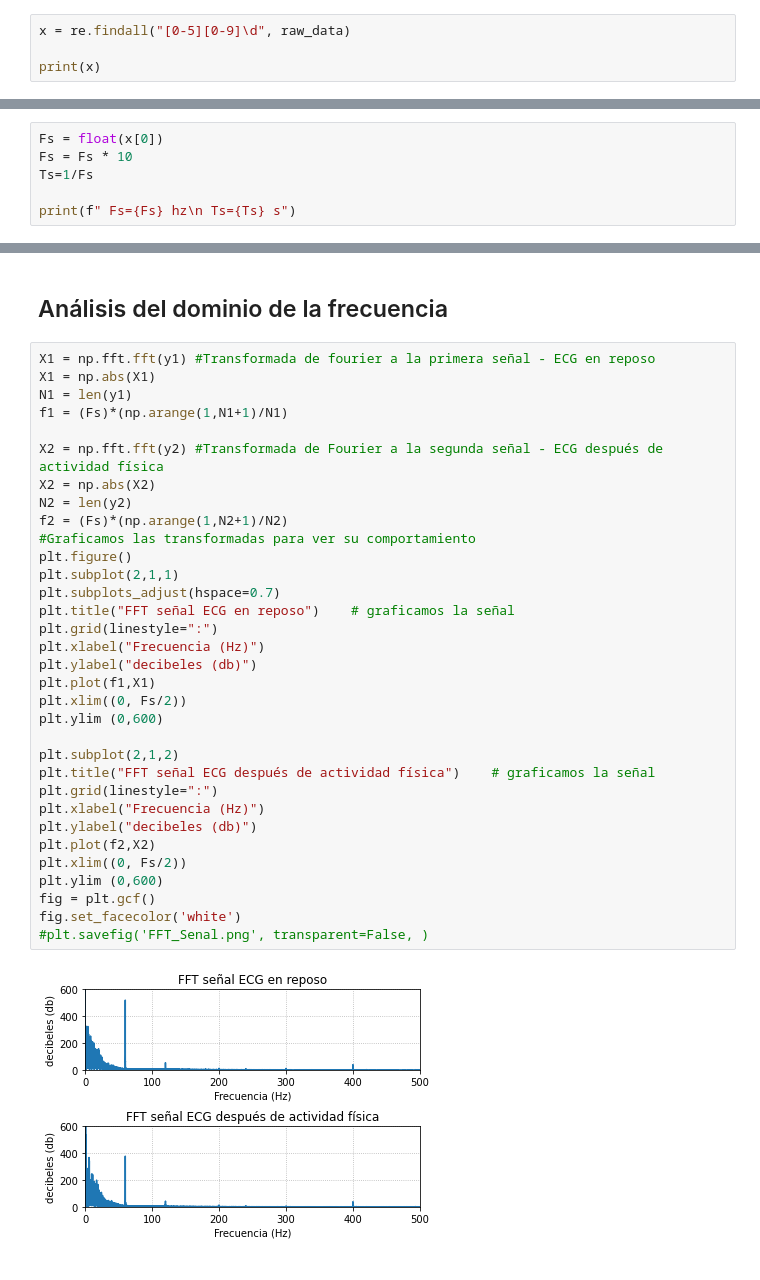
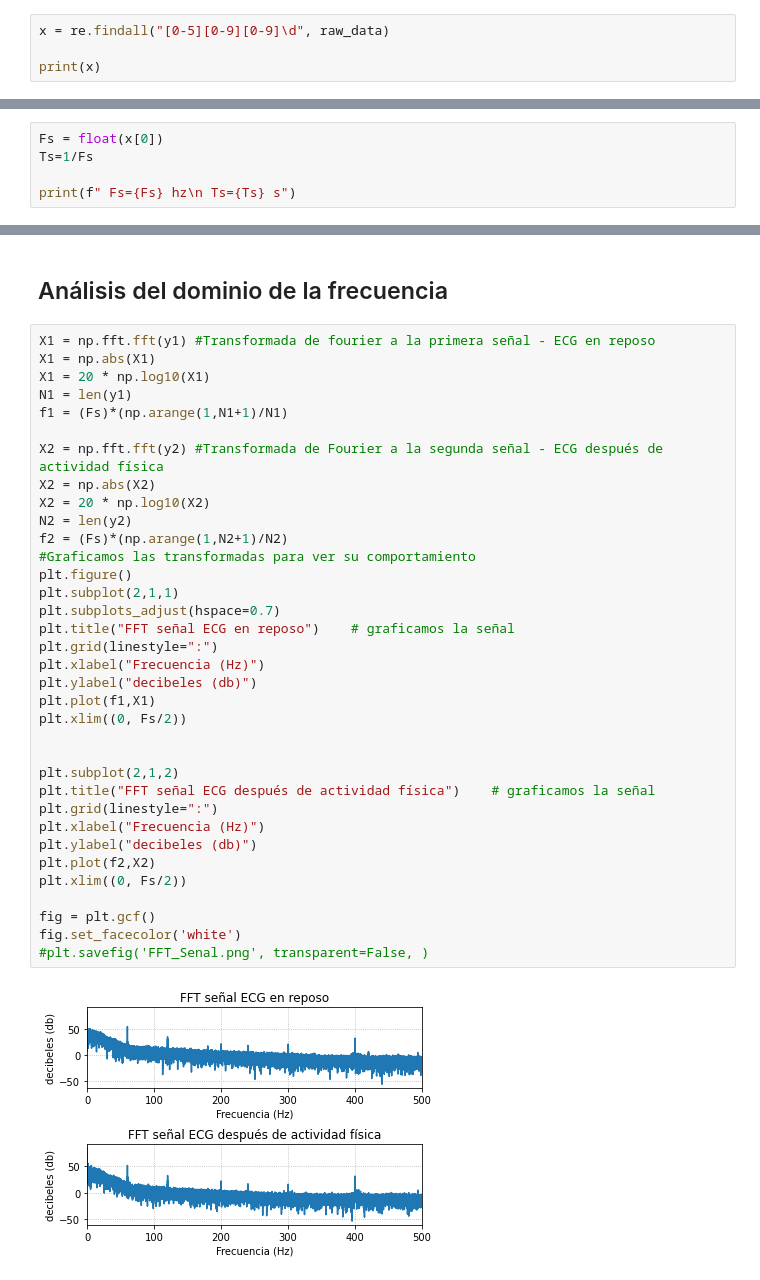
Before and after one commit to fruizg/Introduccion_de_senales, a Jupyter notebook: ISB/Laboratorios/Lab4_ECG/LecturaseñalECG_Sujeto1.ipynb, the cells around one changed output, grey strips where cells are left out. Drawn from its saved outputs; the diff is of its cells as text.

```diff
--- a/ISB/Laboratorios/Lab4_ECG/LecturaseñalECG_Sujeto1.ipynb
+++ b/ISB/Laboratorios/Lab4_ECG/LecturaseñalECG_Sujeto1.ipynb
@@ -20,7 +20,7 @@ raw_data
 # %% [output]
 '# {"98:D3:71:FD:62:1E": {"position": 0, "device": "bitalino_rev", "device name": "98:D3:71:FD:62:1E", "device connection": "BTH98:D3:71:FD:62:1E", "sampling rate": 1000, "resolution": [4, 1, 1, 1, 1, ...
 # %%
-x = re.findall("[0-5][0-9]\d", raw_data)
+x = re.findall("[0-5][0-9][0-9]\d", raw_data)
 
 print(x)
 # %% [output]
@@ -28,6 +28,5 @@ print(x)
 # %%
 Fs = float(x[0])
-Fs = Fs * 10
 Ts=1/Fs
 
 print(f" Fs={Fs} hz\n Ts={Ts} s")
@@ -96,35 +95,37 @@ La frecuencia cardiaca del sujeto 1 en reposo fue: 62; mientras que su frecuenci
 # %%
 X1 = np.fft.fft(y1) #Transformada de fourier a la primera señal - ECG en reposo
 X1 = np.abs(X1)
+X1 = 20 * np.log10(X1)
 N1 = len(y1)
 f1 = (Fs)*(np.arange(1,N1+1)/N1)
 
 X2 = np.fft.fft(y2) #Transformada de Fourier a la segunda señal - ECG después de actividad física
 X2 = np.abs(X2)
+X2 = 20 * np.log10(X2)
 N2 = len(y2)
 f2 = (Fs)*(np.arange(1,N2+1)/N2)
 #Graficamos las transformadas para ver su comportamiento
 plt.figure()
 plt.subplot(2,1,1)
 plt.subplots_adjust(hspace=0.7)
 plt.title("FFT señal ECG en reposo")    # graficamos la señal
 plt.grid(linestyle=":")
 plt.xlabel("Frecuencia (Hz)")
 plt.ylabel("decibeles (db)")
 plt.plot(f1,X1)
 plt.xlim((0, Fs/2))
-plt.ylim (0,600)
+
 
 plt.subplot(2,1,2)
 plt.title("FFT señal ECG después de actividad física")    # graficamos la señal
 plt.grid(linestyle=":")
 plt.xlabel("Frecuencia (Hz)")
 plt.ylabel("decibeles (db)")
 plt.plot(f2,X2)
 plt.xlim((0, Fs/2))
-plt.ylim (0,600)
+
 fig = plt.gcf()
 fig.set_facecolor('white')
 #plt.savefig('FFT_Senal.png', transparent=False, )
 # %% [output]
-[figure, old version]
+[figure, new version]
```
Also changed, not shown: parts of 1 cell of this notebook, 5 other files.
